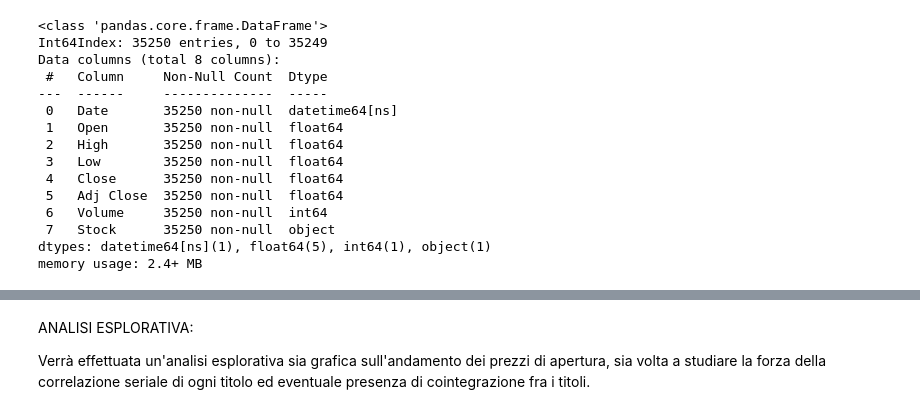
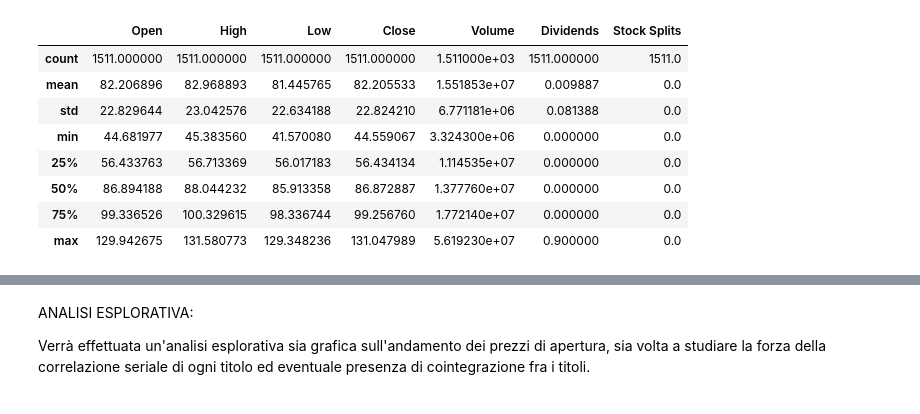
Before and after one commit to SalvatoreLatora/Stock-price-predictions-using-Neural-Networks, a Jupyter notebook: Code_exam.ipynb, the cells around one changed output, grey strips where cells are left out. Saved outputs shown, nothing was run; the diff lists cells and outputs as text; code cells hidden in the pictures.

```diff
--- a/Code_exam.ipynb
+++ b/Code_exam.ipynb
@@ -40,41 +21,14 @@ TRV=pd.read_csv("E:/Laurea Magistrale/Artificial intelligence and deep learning/
-# %%
-#GOOGL.info()
-# faccio un merge verticale dei dati, creo la colonna di indentificazione del titolo e formatto la data
-GOOGL.insert(7,column="Stock",value=np.repeat("GOOGL",3525))
-NKE.insert(7,column="Stock",value=np.repeat("NKE",3525))
-HD.insert(7, column="Stock", value=np.repeat("HD", 3525))
-AAPL.insert(7, column="Stock", value=np.repeat("AAPL", 3525))
-BA.insert(7, column="Stock", value=np.repeat("BA", 3525))
-INTC.insert(7, column="Stock", value=np.repeat("INTC", 3525))
-JNJ.insert(7, column="Stock", value=np.repeat("JNJ", 3525))
-MCD.insert(7, column="Stock", value=np.repeat("MCD", 3525))
-TRV.insert(7, column="Stock", value=np.repeat("TRV", 3525))
-JPM.insert(7, column="Stock", value=np.repeat("JPM", 3525))
-Series = pd.merge(GOOGL, NKE, how='outer')
-Series = pd.merge(Series, HD, how='outer')
-Series = pd.merge(Series, AAPL, how = 'outer')
-Series = pd.merge(Series, BA, how='outer')
-Series = pd.merge(Series, INTC, how = 'outer')
-Series = pd.merge(Series, JNJ, how = 'outer')
-Series = pd.merge(Series, MCD, how = 'outer')
-Series = pd.merge(Series, TRV, how = 'outer')
-Series = pd.merge(Series, JPM, how = 'outer')
-Series['Date']=pd.to_datetime(Series['Date'],)
-#Series = Series.set_index('Date')
-Series.info()
-# %% [output]
-<class 'pandas.core.frame.DataFrame'>
-Int64Index: 35250 entries, 0 to 35249
-Data columns (total 8 columns):
- #   Column     Non-Null Count  Dtype
----  ------     --------------  -----
- 0   Date       35250 non-null  datetime64[ns]
- 1   Open       35250 non-null  float64
- 2   High       35250 non-null  float64
- 3   Low        35250 non-null  float64
- 4   Close      35250 non-null  float64
- 5   Adj Close  35250 non-null  float64
- 6   Volume     35250 non-null  int64
- 7   Stock      35250 non-null  object
-dtypes: datetime64[ns](1), float64(5), int64(1), object(1)
-memory usage: 2.4+ MB
+# %%
+JPM = yf.Ticker('JPM')
+JPM = JPM.history(start='2015-01-01',end='2020-12-31')
+JPM.describe()
+# %% [output]
+|  | Open | High | Low | Close | Volume | Dividends | Stock Splits |
+| count | 1511.000000 | 1511.000000 | 1511.000000 | 1511.000000 | 1.511000e+03 | 1511.000000 | 1511.0 |
+| mean | 82.206896 | 82.968893 | 81.445765 | 82.205533 | 1.551853e+07 | 0.009887 | 0.0 |
+| std | 22.829644 | 23.042576 | 22.634188 | 22.824210 | 6.771181e+06 | 0.081388 | 0.0 |
+| min | 44.681977 | 45.383560 | 41.570080 | 44.559067 | 3.324300e+06 | 0.000000 | 0.0 |
+| 25% | 56.433763 | 56.713369 | 56.017183 | 56.434134 | 1.114535e+07 | 0.000000 | 0.0 |
+| 50% | 86.894188 | 88.044232 | 85.913358 | 86.872887 | 1.377760e+07 | 0.000000 | 0.0 |
+| 75% | 99.336526 | 100.329615 | 98.336744 | 99.256760 | 1.772140e+07 | 0.000000 | 0.0 |
+| max | 129.942675 | 131.580773 | 129.348236 | 131.047989 | 5.619230e+07 | 0.900000 | 0.0 |
```
Also changed, not shown: parts of 12 cells of this notebook.
